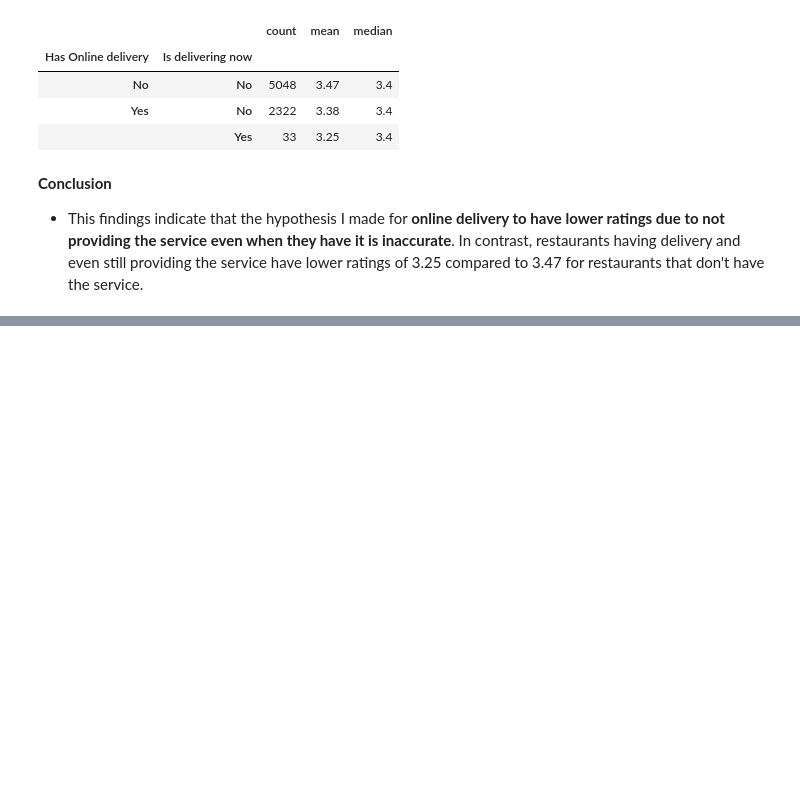
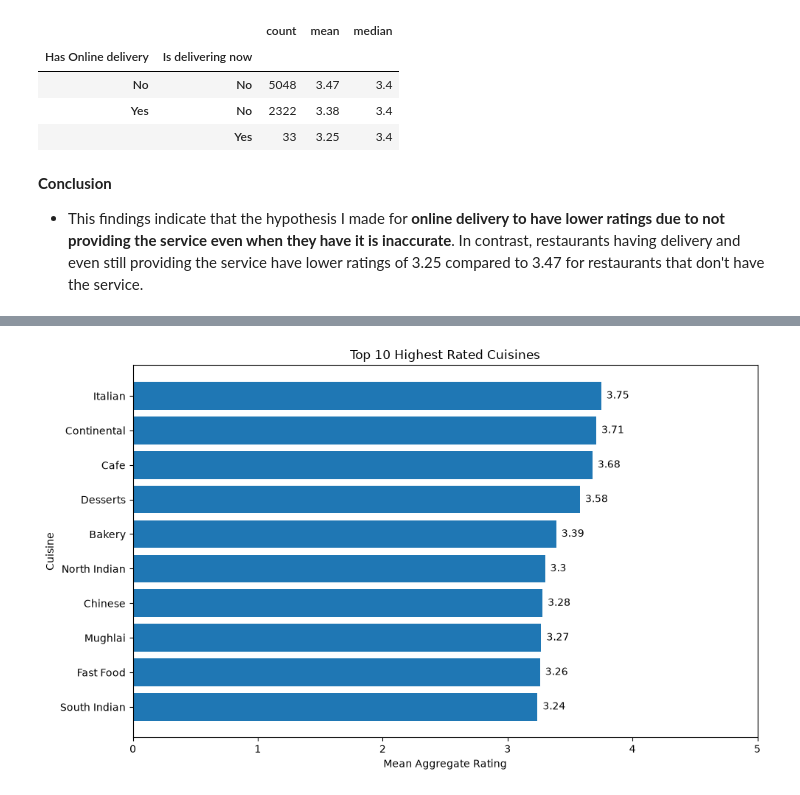
Before and after one commit to kiennt13/zomato-restaurant, a Jupyter notebook: EDA.ipynb, the cells around one changed output, grey strips where cells are left out. Drawn from its saved outputs; the diff is of its cells as text; code cells hidden in the pictures; blank space fills up the shorter version.

```diff
--- a/EDA.ipynb
+++ b/EDA.ipynb
@@ -405,0 +460,23 @@ delivery_status_ratings
+# %%
+# Split strings into multi row
+cuisine_df = rated_df.assign(
+    Cuisine=rated_df["Cuisines"].str.split(", ")
+).explode("Cuisine")
+
+# Remove missing cuisines
+cuisine_df = cuisine_df.dropna(subset=["Cuisine"])
+
+# Summarize raings and sample sizes
+cuisine_ratings = (
+    cuisine_df.groupby("Cuisine")["Aggregate rating"]
+    .agg(["count", "mean", "median", "std"])
+    .rename(columns={
+        "count": "rated_restaurants",
+        "mean": "mean_rating",
+        "median": "median_rating",
+        "std": "rating_std"
+    })
+    .sort_values("rated_restaurants", ascending=False).round(2)
+)
+
+cuisine_ratings.head(20)
@@ -405,0 +502,18 @@ delivery_status_ratings
+# %%
+eligible_cuisines = cuisine_ratings[
+    cuisine_ratings["rated_restaurants"] >= 100
+]
+
+top_cuisines = eligible_cuisines.head(10).sort_values("mean_rating")
+
+fig, ax = plt.subplots(figsize=(10, 6))
+plt.barh(top_cuisines.index, top_cuisines["mean_rating"])
+ax.bar_label(ax.containers[0], padding=5)
+plt.xlabel("Mean Aggregate Rating")
+plt.ylabel("Cuisine")
+plt.title("Top 10 Highest Rated Cuisines")
+plt.xlim(0, 5)
+plt.tight_layout()
+plt.show()
+# %% [output]
+[figure, added]
```
Also changed, not shown: parts of 22 cells of this notebook, 1 other file.
